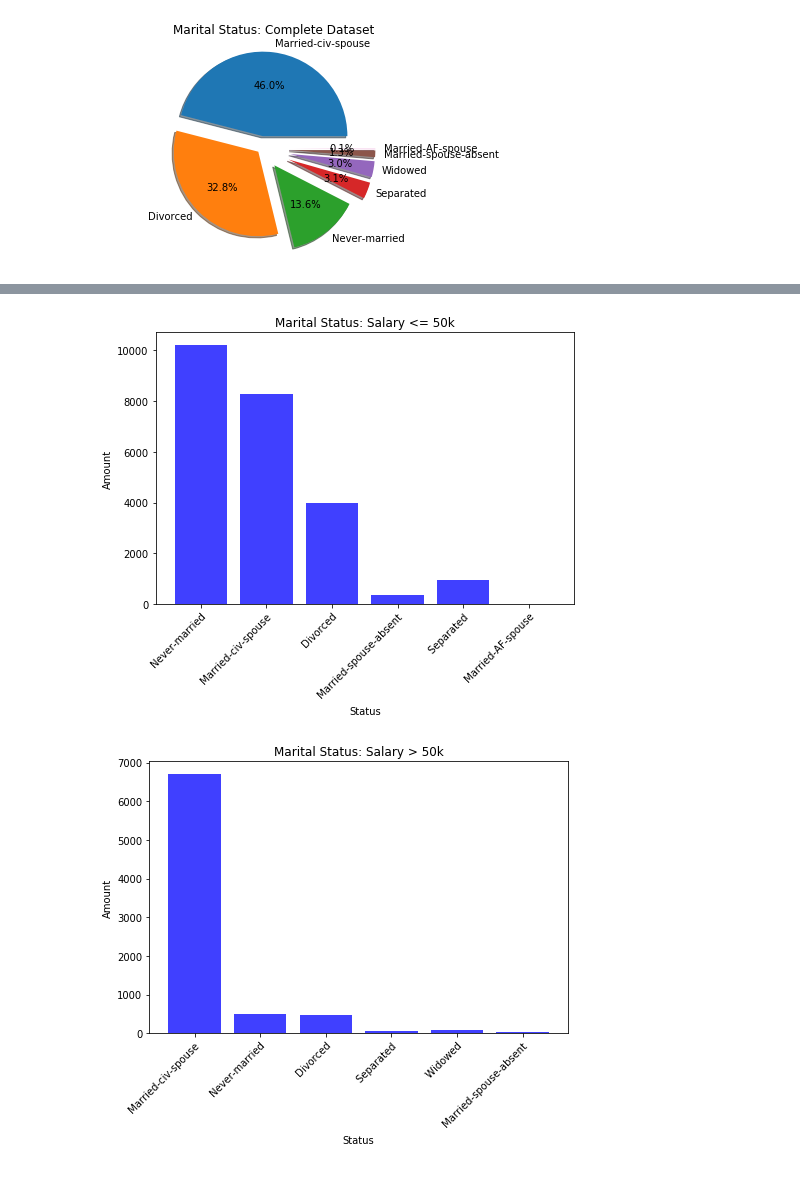
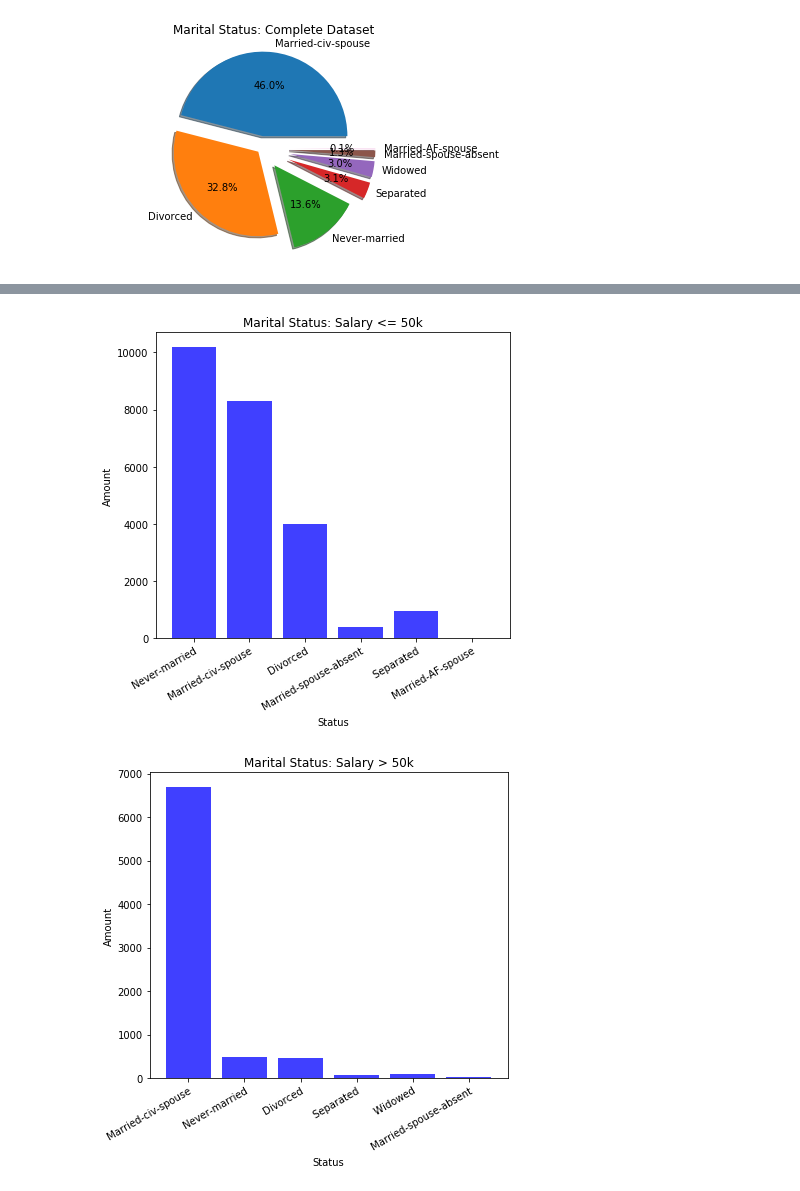
Before and after one commit to kylechang523/ECE180-Final-Project-Personal-Income-Analysis-and-Prediction, a Jupyter notebook: MaritalStatus.ipynb, the cells around one changed output, grey strips where cells are left out. Drawn from its saved outputs; the diff is of its cells as text; code cells hidden in the pictures.

```diff
--- a/MaritalStatus.ipynb
+++ b/MaritalStatus.ipynb
@@ -72,24 +73,24 @@ plt.show()
 [figure]
 # %%
-# need a way to stop xlabels from getting cut off in saved image
-
-plt.figure(figsize=(7.5,5))
+plt.figure(figsize=(6,6))
 plt.hist(marriedBelow,facecolor='blue',alpha=0.75,rwidth=0.8,bins = np.arange(len(labels))-0.5)
 plt.title('Marital Status: Salary <= 50k')
 plt.xlabel('Status')
-plt.xticks(rotation=45,rotation_mode="anchor",ha="right")
+plt.xticks(rotation=30,rotation_mode="anchor",ha="right")
 plt.ylabel('Amount')
+plt.tight_layout()
 plt.savefig('MaritalBelow.png')
 plt.show()
 
-plt.figure(figsize=(7.5,5))
+plt.figure(figsize=(6,6))
 plt.hist(marriedAbove,facecolor='blue',alpha=0.75,rwidth=0.8,bins = np.arange(len(labels))-0.5)
 plt.title('Marital Status: Salary > 50k')
 plt.xlabel('Status')
-plt.xticks(rotation=45,rotation_mode="anchor",ha="right")
+plt.xticks(rotation=30,rotation_mode="anchor",ha="right")
 plt.ylabel('Amount')
+plt.tight_layout()
 plt.savefig('MaritalAbove.png')
 plt.show()
 # %% [output]
-[figure, old version]
+[figure, new version]
-[figure, old version]
+[figure, new version]
```
Also changed, not shown: parts of 1 cell of this notebook, 2 other files.
